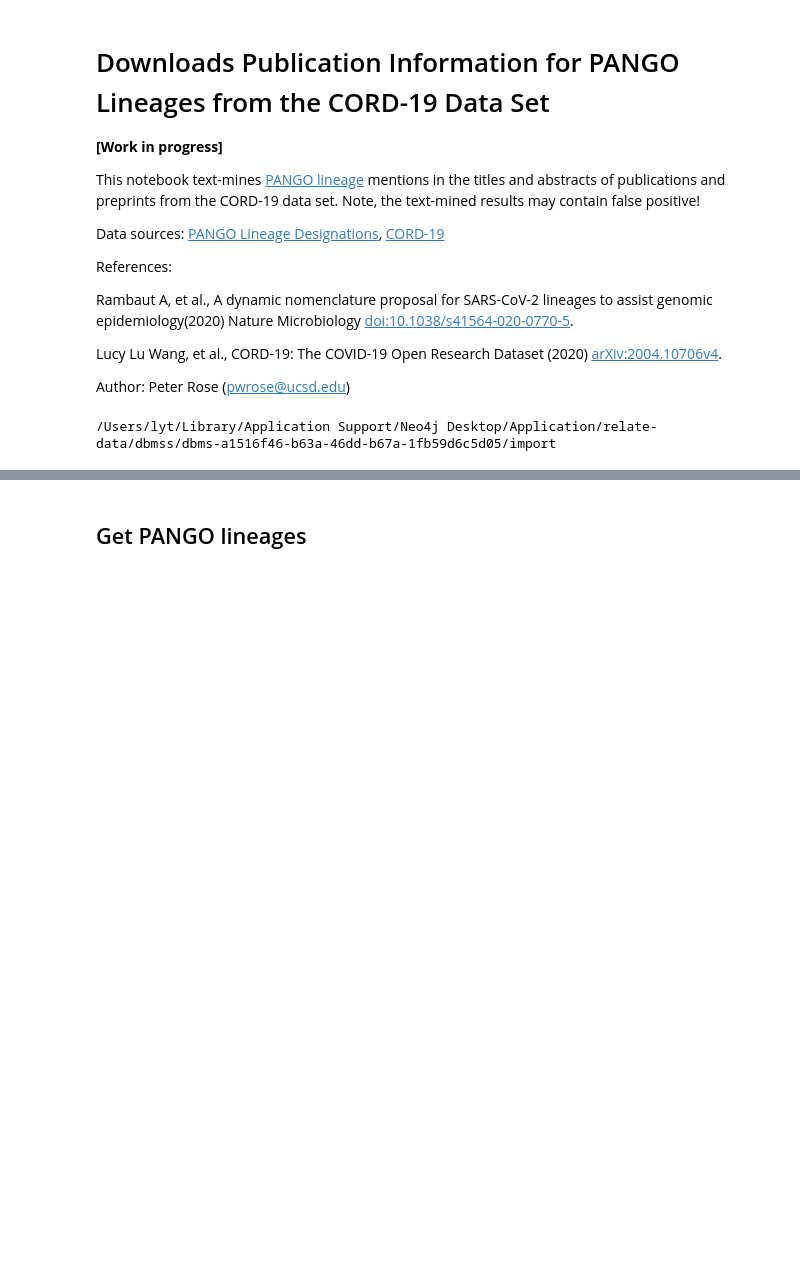
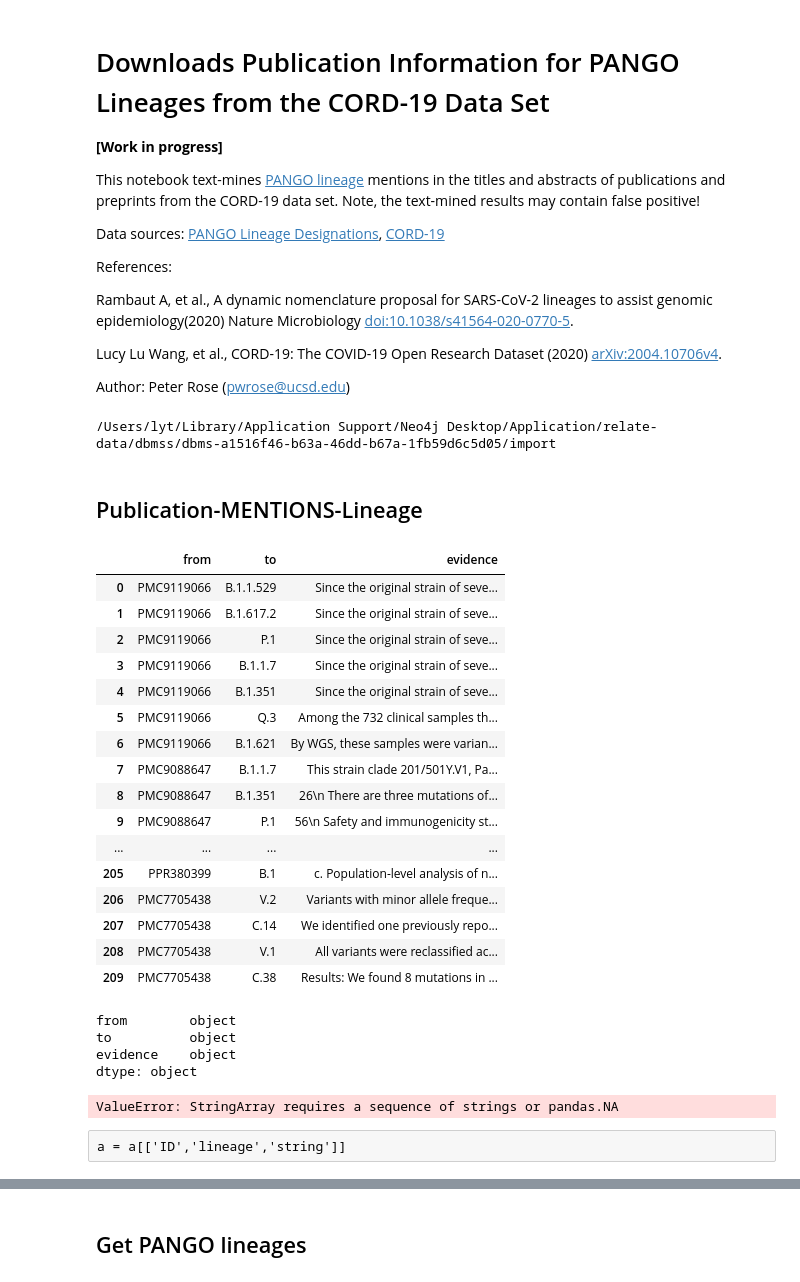
Before and after one commit to rachelluoyt/covid-19-community, a Jupyter notebook: notebooks/dataprep/01h-CORDLineages.ipynb, the cells around one changed output, grey strips where cells are left out. Cells and saved outputs as stored; diff of their text form; code cells hidden in the pictures; blank space fills up the shorter version.

```diff
--- a/notebooks/dataprep/01h-CORDLineages.ipynb
+++ b/notebooks/dataprep/01h-CORDLineages.ipynb
@@ -36,3 +36,40 @@ NEO4J_IMPORT = "/Users/lyt/Library/Application Support/Neo4j Desktop/Application
 print(NEO4J_IMPORT)
 # %% [output]
 /Users/lyt/Library/Application Support/Neo4j Desktop/Application/relate-data/dbmss/dbms-a1516f46-b63a-46dd-b67a-1fb59d6c5d05/import
+# %% [markdown]
+## Publication-MENTIONS-Lineage
+# %%
+a = pd.read_csv('/Users/lyt/Desktop/covid19-kg2/data/Relationships/Publication-MENTIONS-Lineage.csv')
+# %%
+a
+# %% [output]
+|  | from | to | evidence |
+| 0 | PMC9119066 | B.1.1.529 | Since the original strain of seve... |
+| 1 | PMC9119066 | B.1.617.2 | Since the original strain of seve... |
+| 2 | PMC9119066 | P.1 | Since the original strain of seve... |
+| 3 | PMC9119066 | B.1.1.7 | Since the original strain of seve... |
+| 4 | PMC9119066 | B.1.351 | Since the original strain of seve... |
+| 5 | PMC9119066 | Q.3 | Among the 732 clinical samples th... |
+| 6 | PMC9119066 | B.1.621 | By WGS, these samples were varian... |
+| 7 | PMC9088647 | B.1.1.7 | This strain clade 201/501Y.V1, Pa... |
+| 8 | PMC9088647 | B.1.351 | 26\n There are three mutations of... |
+| 9 | PMC9088647 | P.1 | 56\n Safety and immunogenicity st... |
+| ... | ... | ... | ... |
+| 205 | PPR380399 | B.1 | c. Population-level analysis of n... |
+| 206 | PMC7705438 | V.2 | Variants with minor allele freque... |
+| 207 | PMC7705438 | C.14 | We identified one previously repo... |
+| 208 | PMC7705438 | V.1 | All variants were reclassified ac... |
+| 209 | PMC7705438 | C.38 | Results: We found 8 mutations in ... |
+# %%
+sub.dtypes
+# %% [output]
+from        object
+to          object
+evidence    object
+dtype: object
+# %%
+sub[['id', 'name', 'doi', 'url', 'pubmedId', 'pmcId', 'journal', 'year','title', 'abstract']].astype('string').dtypes
+# %% [output]
+ValueError: StringArray requires a sequence of strings or pandas.NA
+# %% [raw]
+a = a[['ID','lineage','string']]
```
Also changed, not shown: parts of 46 cells of this notebook, 17 other files.
